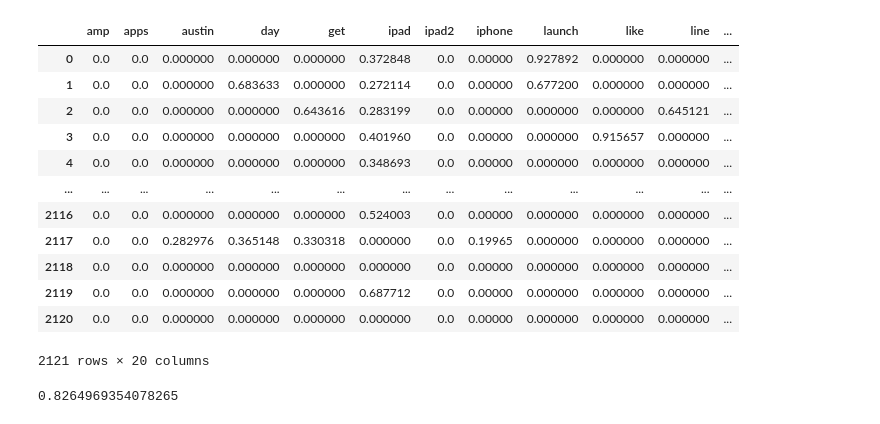
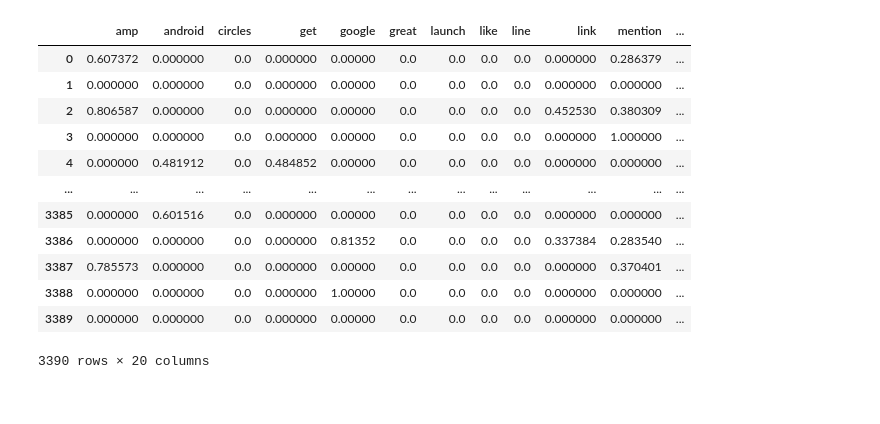
Before and after one commit to xuqc01/twitter_sentiment_analysis, a Jupyter notebook: notebook.ipynb, the cells around one changed output. Drawn from its saved outputs; the diff is of its cells as text; code cells hidden in the pictures.

```diff
--- a/notebook.ipynb
+++ b/notebook.ipynb
@@ -25,0 +64,18 @@ tweets.rename(columns={'0': 'tweet_text',
+# %%
+# Renaming columns to prepare for concatenation
+maddie_gpt_tweets.rename(
+    columns={
+        'Tweet ': 'tweet_text',
+        'Emotion': 'emotion'
+    },
+    inplace=True
+)
+
+# Adding column with brand as all 'Apple'
+maddie_gpt_tweets['brand'] = 'Apple'
+
+# Changing the order of columns to match other tweet dataframes
+maddie_gpt_tweets = maddie_gpt_tweets[['tweet_text', 'brand', 'emotion']]
+
+
+maddie_gpt_tweets.head(2)
@@ -129,10 +161,5 @@ Name: emotion, dtype: float64
 # %%
-from sklearn.model_selection import train_test_split
-
-X = apple_tweets_with_gpt['tweet_text']
-y = apple_tweets_with_gpt['emotion']
-
+X = apple_tweets['tweet_text']
+y = apple_tweets['emotion']
 
 X_train, X_test, y_train, y_test = train_test_split(X, y, stratify=y, random_state=42)
-
-X_train
@@ -152,38 +166,39 @@ Name: tweet_text, Length: 2121, dtype: object
 # %%
-from sklearn.feature_extraction.text import TfidfVectorizer
+# Tokenizer
+pattern = r"(?u)\b\w\w+\b"
+tokenizer = RegexpTokenizer(pattern)
+
+# Stop words list
+stopwords_list = stopwords.words('english')
+
+additional_stopwords = ['sxsw', 'sxswi', 'austin']
+apple_related_terms = ['app', 'apps', 'apple', 'ipad', 'ipad2', 'iphone']
+stopwords_list.extend(additional_stopwords)
+stopwords_list.extend(apple_related_terms)
 
 def tokenize(document):
     tokens = tokenizer.tokenize(document)
     return tokens
 
 tfidf = TfidfVectorizer(
-    max_features=20,
-    stop_words=stopwords_list,
-    tokenizer=tokenize)
+    max_features = 20,
+    stop_words = stopwords_list,
+    tokenizer = tokenize)
 
 X_train_vectorized = tfidf.fit_transform(X_train)
 
 pd.DataFrame.sparse.from_spmatrix(X_train_vectorized, columns=tfidf.get_feature_names())
 # %% [output]
-|  | amp | apps | austin | day | get | ipad | ipad2 | iphone | launch | like | line | ... |
-| 0 | 0.0 | 0.0 | 0.000000 | 0.000000 | 0.000000 | 0.372848 | 0.0 | 0.00000 | 0.927892 | 0.000000 | 0.000000 | ... |
-| 1 | 0.0 | 0.0 | 0.000000 | 0.683633 | 0.000000 | 0.272114 | 0.0 | 0.00000 | 0.677200 | 0.000000 | 0.000000 | ... |
-| 2 | 0.0 | 0.0 | 0.000000 | 0.000000 | 0.643616 | 0.283199 | 0.0 | 0.00000 | 0.000000 | 0.000000 | 0.645121 | ... |
-| 3 | 0.0 | 0.0 | 0.000000 | 0.000000 | 0.000000 | 0.401960 | 0.0 | 0.00000 | 0.000000 | 0.915657 | 0.000000 | ... |
-| 4 | 0.0 | 0.0 | 0.000000 | 0.000000 | 0.000000 | 0.348693 | 0.0 | 0.00000 | 0.000000 | 0.000000 | 0.000000 | ... |
+|  | amp | android | circles | get | google | great | launch | like | line | link | mention | ... |
+| 0 | 0.607372 | 0.000000 | 0.0 | 0.000000 | 0.00000 | 0.0 | 0.0 | 0.0 | 0.0 | 0.000000 | 0.286379 | ... |
+| 1 | 0.000000 | 0.000000 | 0.0 | 0.000000 | 0.00000 | 0.0 | 0.0 | 0.0 | 0.0 | 0.000000 | 0.000000 | ... |
+| 2 | 0.806587 | 0.000000 | 0.0 | 0.000000 | 0.00000 | 0.0 | 0.0 | 0.0 | 0.0 | 0.452530 | 0.380309 | ... |
+| 3 | 0.000000 | 0.000000 | 0.0 | 0.000000 | 0.00000 | 0.0 | 0.0 | 0.0 | 0.0 | 0.000000 | 1.000000 | ... |
+| 4 | 0.000000 | 0.481912 | 0.0 | 0.484852 | 0.00000 | 0.0 | 0.0 | 0.0 | 0.0 | 0.000000 | 0.000000 | ... |
 | ... | ... | ... | ... | ... | ... | ... | ... | ... | ... | ... | ... | ... |
-| 2116 | 0.0 | 0.0 | 0.000000 | 0.000000 | 0.000000 | 0.524003 | 0.0 | 0.00000 | 0.000000 | 0.000000 | 0.000000 | ... |
-| 2117 | 0.0 | 0.0 | 0.282976 | 0.365148 | 0.330318 | 0.000000 | 0.0 | 0.19965 | 0.000000 | 0.000000 | 0.000000 | ... |
-| 2118 | 0.0 | 0.0 | 0.000000 | 0.000000 | 0.000000 | 0.000000 | 0.0 | 0.00000 | 0.000000 | 0.000000 | 0.000000 | ... |
-| 2119 | 0.0 | 0.0 | 0.000000 | 0.000000 | 0.000000 | 0.687712 | 0.0 | 0.00000 | 0.000000 | 0.000000 | 0.000000 | ... |
-| 2120 | 0.0 | 0.0 | 0.000000 | 0.000000 | 0.000000 | 0.000000 | 0.0 | 0.00000 | 0.000000 | 0.000000 | 0.000000 | ... |
+| 3385 | 0.000000 | 0.601516 | 0.0 | 0.000000 | 0.00000 | 0.0 | 0.0 | 0.0 | 0.0 | 0.000000 | 0.000000 | ... |
+| 3386 | 0.000000 | 0.000000 | 0.0 | 0.000000 | 0.81352 | 0.0 | 0.0 | 0.0 | 0.0 | 0.337384 | 0.283540 | ... |
+| 3387 | 0.785573 | 0.000000 | 0.0 | 0.000000 | 0.00000 | 0.0 | 0.0 | 0.0 | 0.0 | 0.000000 | 0.370401 | ... |
+| 3388 | 0.000000 | 0.000000 | 0.0 | 0.000000 | 1.00000 | 0.0 | 0.0 | 0.0 | 0.0 | 0.000000 | 0.000000 | ... |
+| 3389 | 0.000000 | 0.000000 | 0.0 | 0.000000 | 0.00000 | 0.0 | 0.0 | 0.0 | 0.0 | 0.000000 | 0.000000 | ... |
-2121 rows × 20 columns
+3390 rows × 20 columns
-# %%
-from sklearn.ensemble import RandomForestClassifier
-
-rf = RandomForestClassifier()
-
-rf.fit(X_train_vectorized, y_train)
-rf.score(X_train_vectorized, y_train)
-# %% [output]
-0.8264969354078265
```
Also changed, not shown: parts of 27 cells of this notebook, 1 other file.
